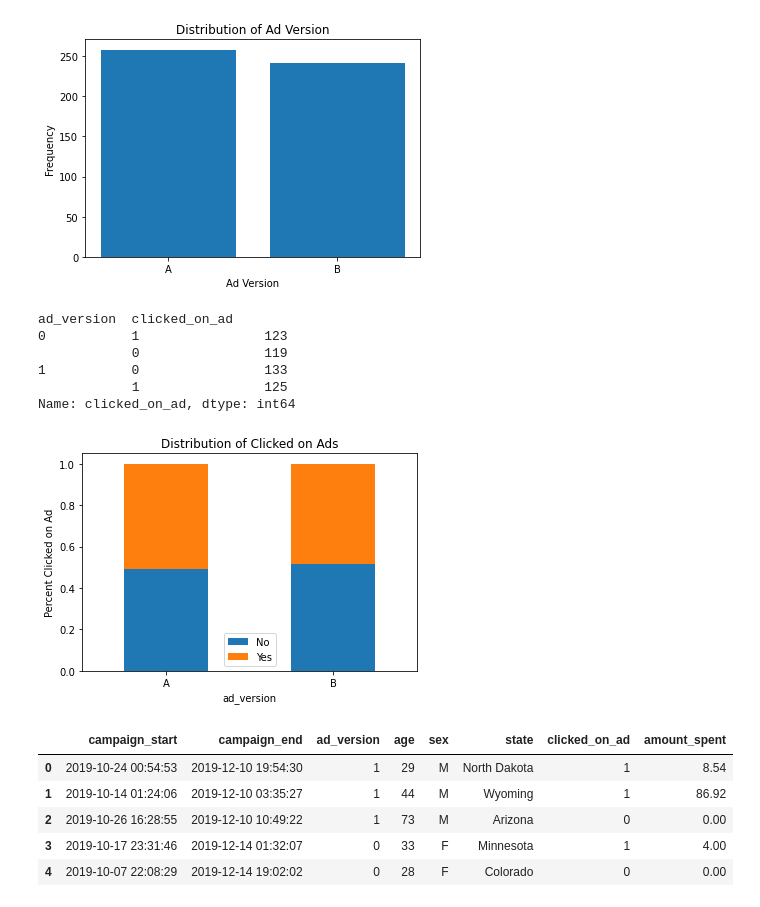
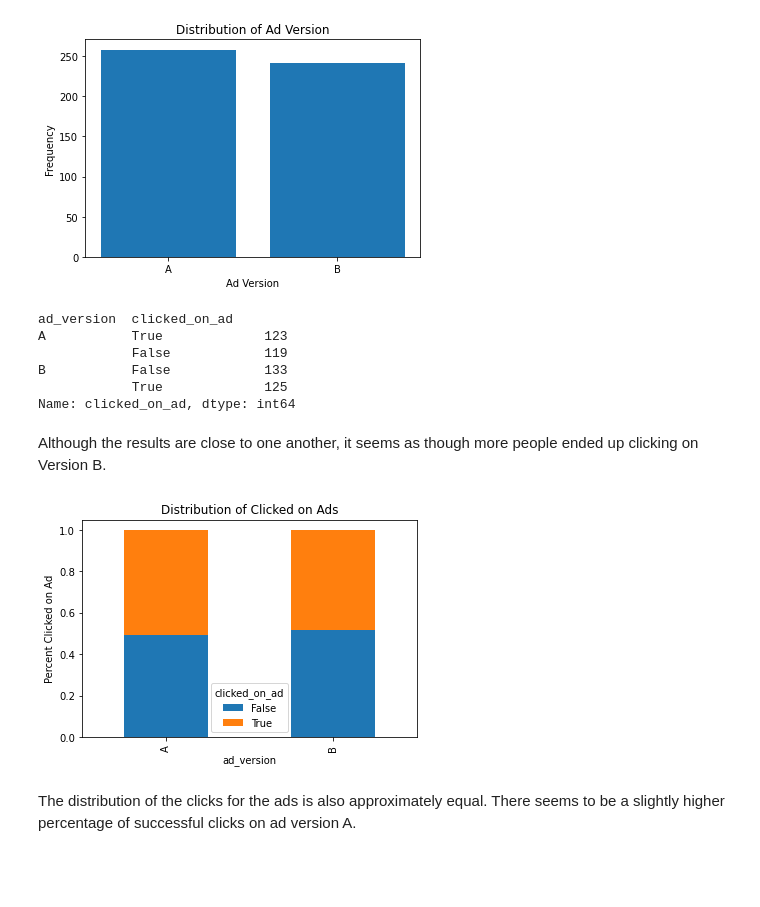
Before and after one commit to zachagreenberg/AdCampaignTesting, a Jupyter notebook: eda-testing-eval.ipynb, the cells around one changed output. Drawn from its saved outputs; the diff is of its cells as text; code cells hidden in the pictures; blank space fills up the shorter version.

```diff
--- a/eda-testing-eval.ipynb
+++ b/eda-testing-eval.ipynb
@@ -92,0 +93,3 @@ The average of the ad_version in this data set is around .5. This tells us there
+# %%
+df['ad_version'] = np.where(df['ad_version'] == 0, 'A', 'B')
+df['clicked_on_ad'] = np.where(df['clicked_on_ad'] == 1, True, False)
@@ -109,27 +151,20 @@ plt.show()
 df.groupby(by=df['ad_version'])['clicked_on_ad'].value_counts()
 # %% [output]
 ad_version  clicked_on_ad
-0           1                123
-            0                119
-1           0                133
-            1                125
+A           True             123
+            False            119
+B           False            133
+            True             125
 Name: clicked_on_ad, dtype: int64
+# %% [markdown]
+Although the results are close to one another, it seems as though more people ended up clicking on Version B.
 # %%
 fig, ax = plt.subplots()
 df.groupby(df['ad_version'])['clicked_on_ad'].value_counts(normalize = True).unstack().plot(kind='bar', stacked = True, ax = ax)
 ax.set_ylabel('Percent Clicked on Ad')
 ax.set_title('Distribution of Clicked on Ads')
-ax.set_xticklabels(['A', 'B'], rotation = 360)
-ax.legend(labels = ['No', 'Yes'])
 plt.show();
 # %% [output]
-[figure, old version]
+[figure, new version]
-# %%
-df.head()
-# %% [output]
-|  | campaign_start | campaign_end | ad_version | age | sex | state | clicked_on_ad | amount_spent |
-| 0 | 2019-10-24 00:54:53 | 2019-12-10 19:54:30 | 1 | 29 | M | North Dakota | 1 | 8.54 |
-| 1 | 2019-10-14 01:24:06 | 2019-12-10 03:35:27 | 1 | 44 | M | Wyoming | 1 | 86.92 |
-| 2 | 2019-10-26 16:28:55 | 2019-12-10 10:49:22 | 1 | 73 | M | Arizona | 0 | 0.00 |
-| 3 | 2019-10-17 23:31:46 | 2019-12-14 01:32:07 | 0 | 33 | F | Minnesota | 1 | 4.00 |
-| 4 | 2019-10-07 22:08:29 | 2019-12-14 19:02:02 | 0 | 28 | F | Colorado | 0 | 0.00 |
+# %% [markdown]
+The distribution of the clicks for the ads is also approximately equal. There seems to be a slightly higher percentage of successful clicks on ad version A.
```
Also changed, not shown: parts of 11 cells of this notebook.
